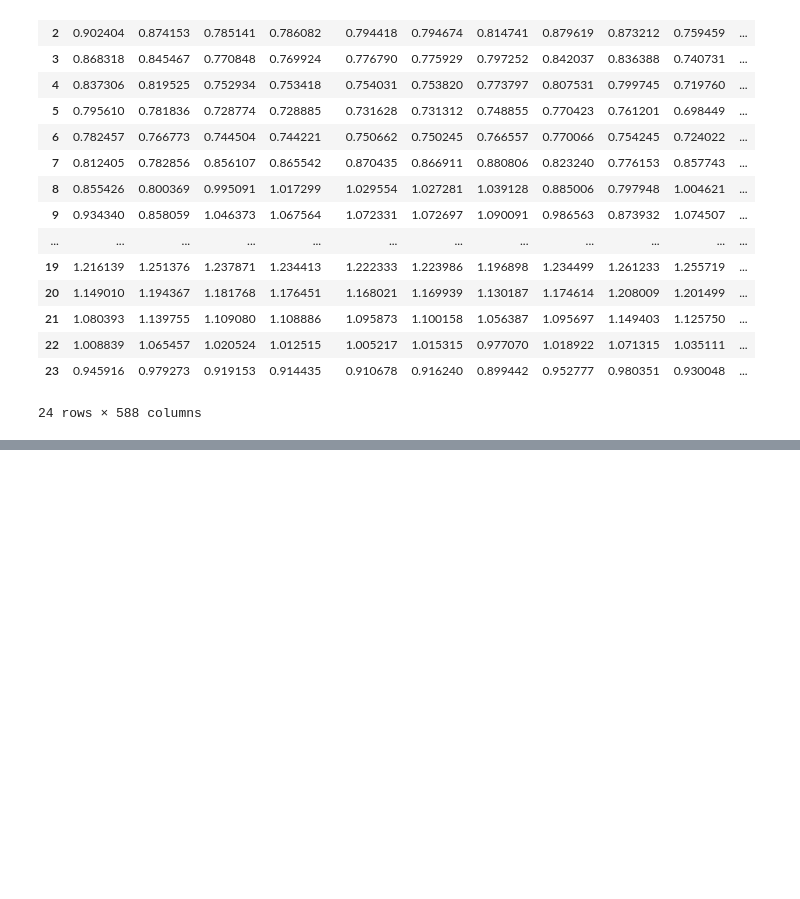
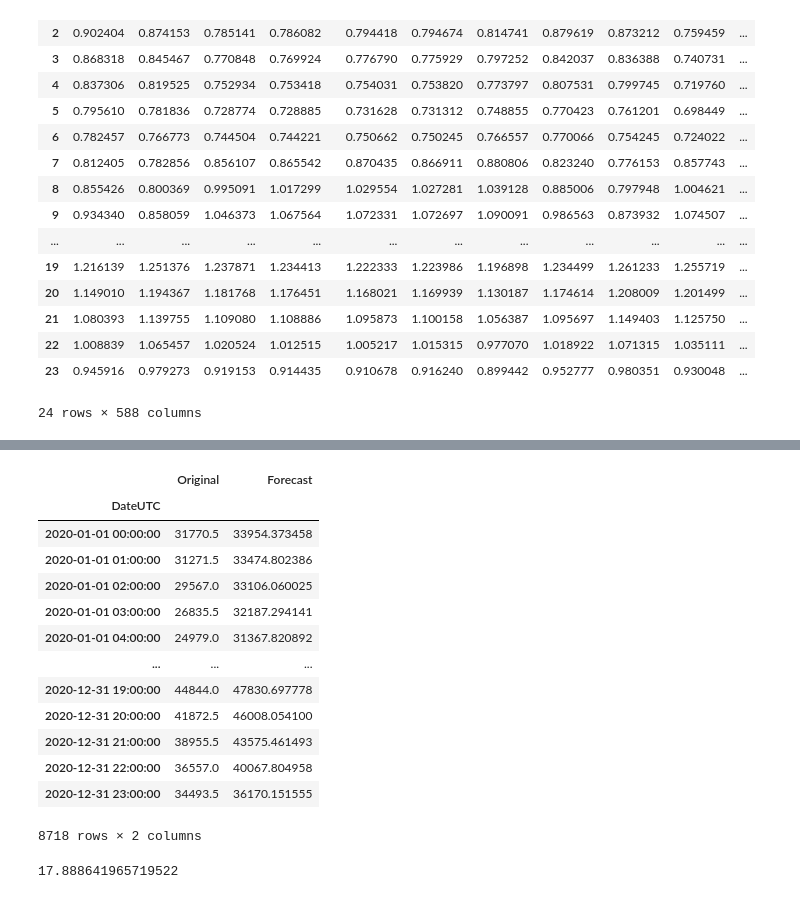
Before and after one commit to ayush4ise/SG-Energy-Demand-Forecasting, a Jupyter notebook: other-countries/UK_forecast.ipynb, the cells around one changed output, grey strips where cells are left out. Drawn from its saved outputs; the diff is of its cells as text; code cells hidden in the pictures; blank space fills up the shorter version.

```diff
--- a/other-countries/UK_forecast.ipynb
+++ b/other-countries/UK_forecast.ipynb
@@ -145,0 +135,7 @@ for year in range(2011,2017):
+# %%
+daily_sum = data.sum()
+daily_sum.index = pd.to_datetime(daily_sum.index)
+
+# add daily sum to get the total demand for the year
+yearly = daily_sum.groupby(daily_sum.index.year).sum()
+yearly
@@ -145,0 +276,17 @@ for year in range(2011,2017):
+# %%
+forecasts
+# %% [output]
+|  | Original | Forecast |
+| DateUTC |  |  |
+| 2020-01-01 00:00:00 | 31770.5 | 33954.373458 |
+| 2020-01-01 01:00:00 | 31271.5 | 33474.802386 |
+| 2020-01-01 02:00:00 | 29567.0 | 33106.060025 |
+| 2020-01-01 03:00:00 | 26835.5 | 32187.294141 |
+| 2020-01-01 04:00:00 | 24979.0 | 31367.820892 |
+| ... | ... | ... |
+| 2020-12-31 19:00:00 | 44844.0 | 47830.697778 |
+| 2020-12-31 20:00:00 | 41872.5 | 46008.054100 |
+| 2020-12-31 21:00:00 | 38955.5 | 43575.461493 |
+| 2020-12-31 22:00:00 | 36557.0 | 40067.804958 |
+| 2020-12-31 23:00:00 | 34493.5 | 36170.151555 |
+8718 rows × 2 columns
@@ -145,0 +295,4 @@ for year in range(2011,2017):
+# %%
+MAPE(forecasts['Original'], forecasts['Forecast'])
+# %% [output]
+17.888641965719522
```
Also changed, not shown: parts of 14 cells of this notebook, 3 other files.
